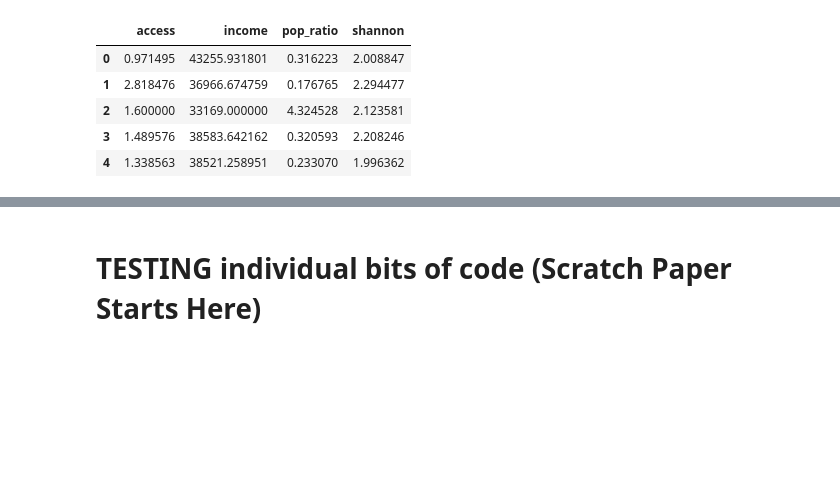
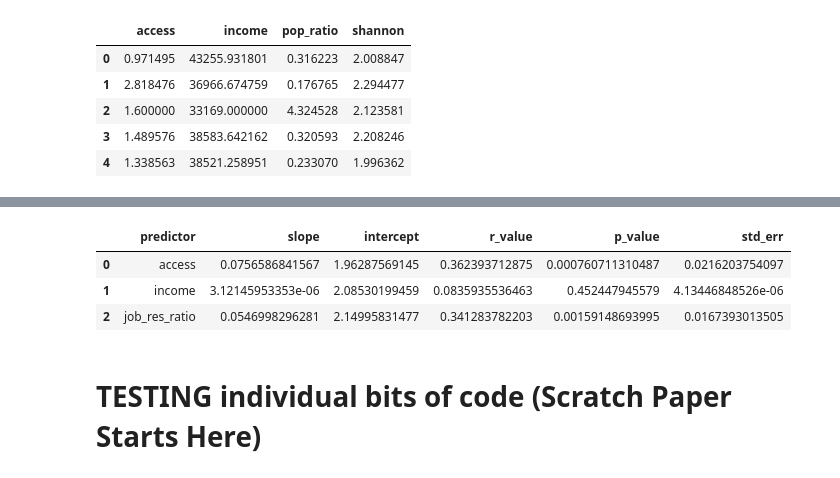
Before and after one commit to mateoneira/UrbanDNA, a Jupyter notebook: Ele-June/June's modular functions/REAL_Overlay Areal Interpolation.ipynb, the cells around one changed output, grey strips where cells are left out. Saved outputs shown, nothing was run; the diff lists cells and outputs as text; code cells hidden in the pictures; blank space fills up the shorter version.

```diff
--- a/Ele-June/June's modular functions/REAL_Overlay Areal Interpolation.ipynb
+++ b/Ele-June/June's modular functions/REAL_Overlay Areal Interpolation.ipynb
@@ -400,0 +419,2 @@ array([ 43255.93180105,  36966.67475872,  33169.        ,  38583.64216186,
+# %%
+linear_regression_results = pd.DataFrame(np.matrix(linear_arr),columns=['predictor','slope',"intercept","r_value","p_value","std_err"])
@@ -401,3 +445,10 @@ array([ 43255.93180105,  36966.67475872,  33169.        ,  38583.64216186,
+# %%
+linear_regression_results
+# %% [output]
+|  | predictor | slope | intercept | r_value | p_value | std_err |
+| 0 | access | 0.0756586841567 | 1.96287569145 | 0.362393712875 | 0.000760711310487 | 0.0216203754097 |
+| 1 | income | 3.12145953353e-06 | 2.08530199459 | 0.0835935536463 | 0.452447945579 | 4.13446848526e-06 |
+| 2 | job_res_ratio | 0.0546998296281 | 2.14995831477 | 0.341283782203 | 0.00159148693995 | 0.0167393013505 |
 # %% [markdown]
 # TESTING individual bits of code (Scratch Paper Starts Here)
 # %% [markdown]
```
Also changed, not shown: parts of 11 cells of this notebook, 2 other files.
